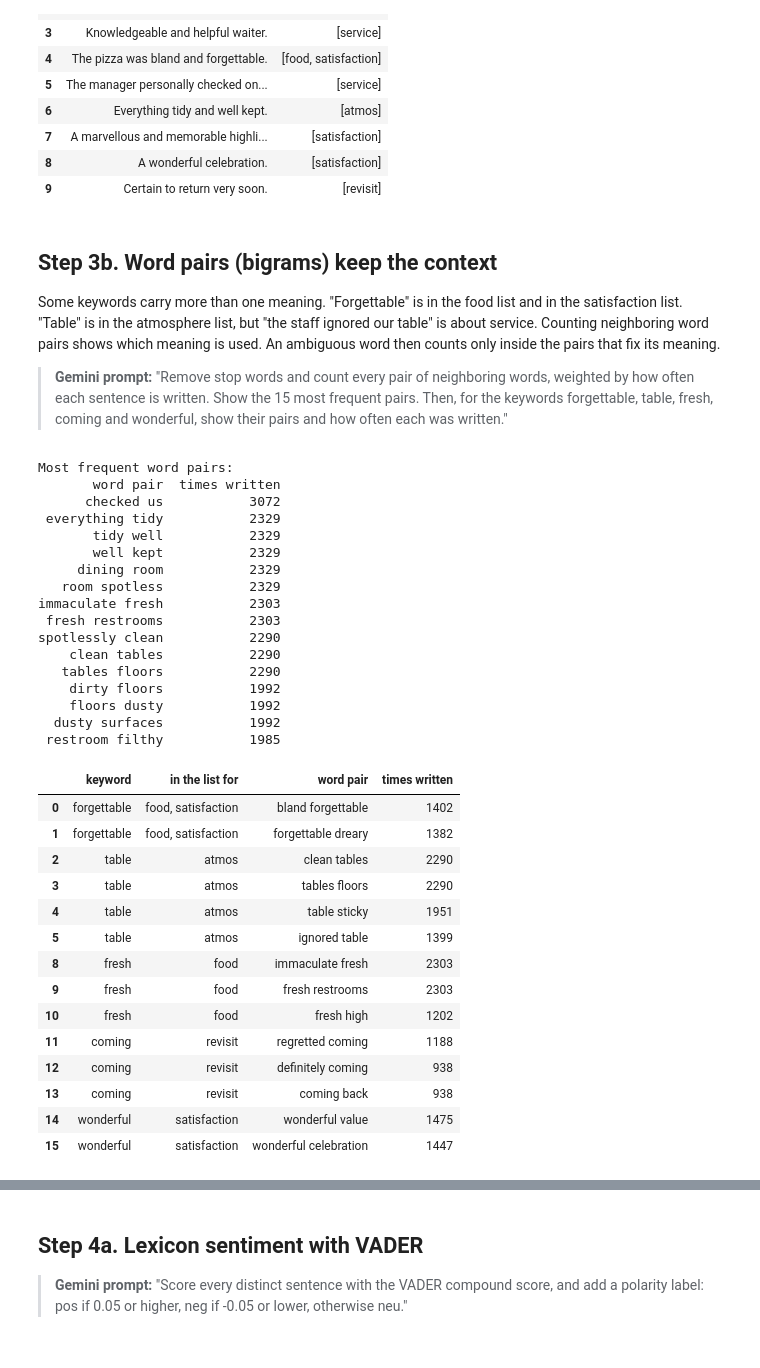
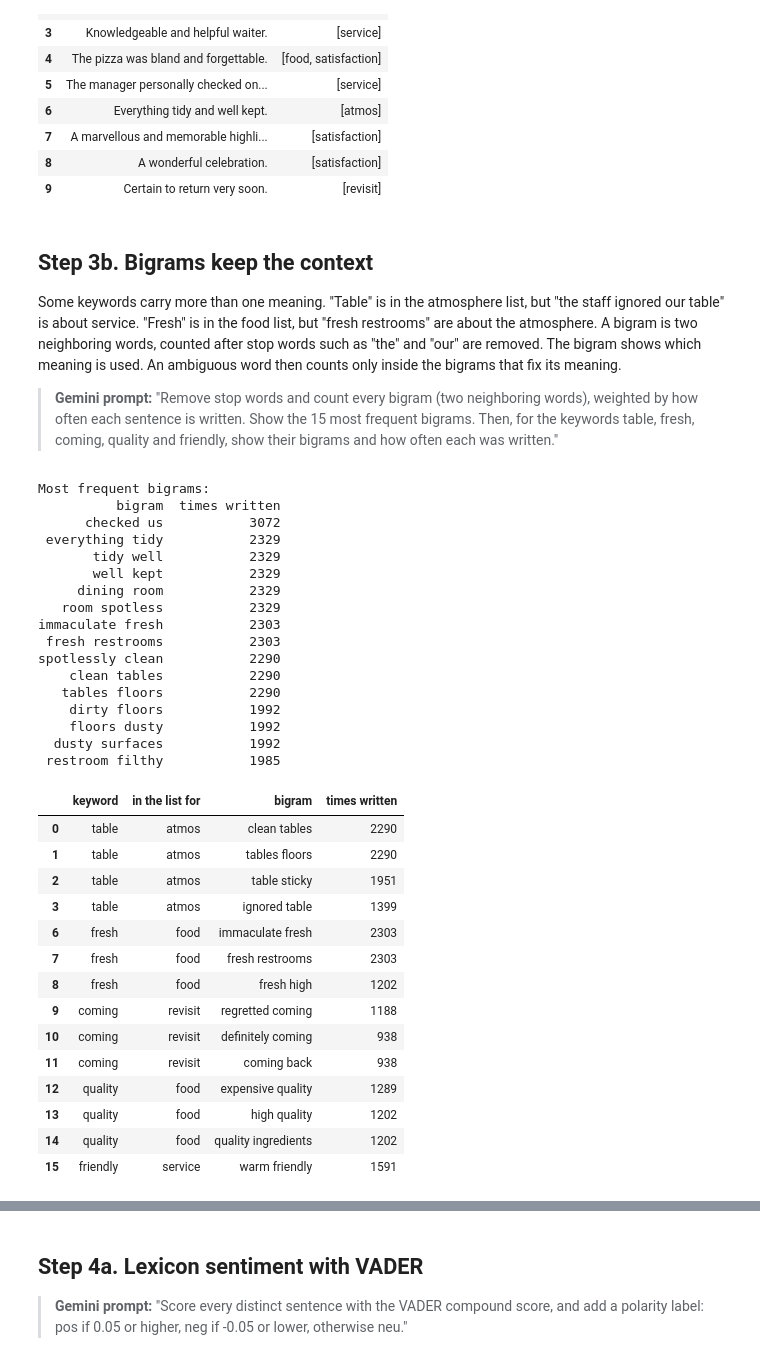
Before and after one commit to jeong-yeol/EMEA-CHRIE-Webinar, a Jupyter notebook: EMEA_CHRIE_ABSA_Workshop.ipynb, the cells around one changed output, grey strips where cells are left out. Saved outputs shown, nothing was run; the diff lists cells and outputs as text; code cells hidden in the pictures.

```diff
--- a/EMEA_CHRIE_ABSA_Workshop.ipynb
+++ b/EMEA_CHRIE_ABSA_Workshop.ipynb
@@ -124,57 +126,57 @@ Sentences with at least one construct: 81.5%
 | 8 | A wonderful celebration. | [satisfaction] |
 | 9 | Certain to return very soon. | [revisit] |
 # %% [markdown]
-## Step 3b. Word pairs (bigrams) keep the context
-Some keywords carry more than one meaning. "Forgettable" is in the food list and in the satisfaction list. "Table" is in the atmosphere list, but "the staff ignored our table" is about service. Counting neighboring word pairs shows which meaning is used. An ambiguous word then counts only inside the pairs that fix its meaning.
-> **Gemini prompt:** "Remove stop words and count every pair of neighboring words, weighted by how often each sentence is written. Show the 15 most frequent pairs. Then, for the keywords forgettable, table, fresh, coming and wonderful, show their pairs and how often each was written."
+## Step 3b. Bigrams keep the context
+Some keywords carry more than one meaning. "Table" is in the atmosphere list, but "the staff ignored our table" is about service. "Fresh" is in the food list, but "fresh restrooms" are about the atmosphere. A bigram is two neighboring words, counted after stop words such as "the" and "our" are removed. The bigram shows which meaning is used. An ambiguous word then counts only inside the bigrams that fix its meaning.
+> **Gemini prompt:** "Remove stop words and count every bigram (two neighboring words), weighted by how often each sentence is written. Show the 15 most frequent bigrams. Then, for the keywords table, fresh, coming, quality and friendly, show their bigrams and how often each was written."
 # %%
 from collections import Counter
 STOP = set(stopwords.words("english"))
-def content_pairs(s):
+def bigrams(s):
     w = [t for t in re.findall(r"[a-z']+", s.lower()) if t not in STOP]
     return [f"{a} {b}" for a, b in zip(w, w[1:])]
-pair_counts = Counter()
+bigram_counts = Counter()
 for s in distinct:
-    for p in content_pairs(s): pair_counts[p] += times[s]
-print("Most frequent word pairs:")
-print(pd.DataFrame(pair_counts.most_common(15), columns=["word pair", "times written"]).to_string(index=False))
+    for b in bigrams(s): bigram_counts[b] += times[s]
+print("Most frequent bigrams:")
+print(pd.DataFrame(bigram_counts.most_common(15), columns=["bigram", "times written"]).to_string(index=False))
 rows = []
-for w in ["forgettable", "table", "fresh", "coming", "wonderful"]:
-    for p, n in pair_counts.most_common():
-        if w in p.split() or w + "s" in p.split():
-            rows.append({"keyword": w, "in the list for": ", ".join(c for c in CONSTRUCTS if LEM.lemmatize(w) in KW[c]), "word pair": p, "times written": n})
+for w in ["table", "fresh", "coming", "quality", "friendly"]:
+    for b, n in bigram_counts.most_common():
+        if w in b.split() or w + "s" in b.split():
+            rows.append({"keyword": w, "in the list for": ", ".join(c for c in CONSTRUCTS if LEM.lemmatize(w) in KW[c]), "bigram": b, "times written": n})
 pd.DataFrame(rows).groupby("keyword", sort=False).head(4)
 # %% [output]
-Most frequent word pairs:
-       word pair  times written
+Most frequent bigrams:
+          bigram  times written
       checked us           3072
  everything tidy           2329
        tidy well           2329
        well kept           2329
      dining room           2329
    room spotless           2329
 immaculate fresh           2303
  fresh restrooms           2303
 spotlessly clean           2290
     clean tables           2290
    tables floors           2290
     dirty floors           1992
     floors dusty           1992
   dusty surfaces           1992
  restroom filthy           1985
-|  | keyword | in the list for | word pair | times written |
-| 0 | forgettable | food, satisfaction | bland forgettable | 1402 |
-| 1 | forgettable | food, satisfaction | forgettable dreary | 1382 |
-| 2 | table | atmos | clean tables | 2290 |
-| 3 | table | atmos | tables floors | 2290 |
-| 4 | table | atmos | table sticky | 1951 |
-| 5 | table | atmos | ignored table | 1399 |
-| 8 | fresh | food | immaculate fresh | 2303 |
-| 9 | fresh | food | fresh restrooms | 2303 |
-| 10 | fresh | food | fresh high | 1202 |
-| 11 | coming | revisit | regretted coming | 1188 |
-| 12 | coming | revisit | definitely coming | 938 |
-| 13 | coming | revisit | coming back | 938 |
-| 14 | wonderful | satisfaction | wonderful value | 1475 |
-| 15 | wonderful | satisfaction | wonderful celebration | 1447 |
+|  | keyword | in the list for | bigram | times written |
+| 0 | table | atmos | clean tables | 2290 |
+| 1 | table | atmos | tables floors | 2290 |
+| 2 | table | atmos | table sticky | 1951 |
+| 3 | table | atmos | ignored table | 1399 |
+| 6 | fresh | food | immaculate fresh | 2303 |
+| 7 | fresh | food | fresh restrooms | 2303 |
+| 8 | fresh | food | fresh high | 1202 |
+| 9 | coming | revisit | regretted coming | 1188 |
+| 10 | coming | revisit | definitely coming | 938 |
+| 11 | coming | revisit | coming back | 938 |
+| 12 | quality | food | expensive quality | 1289 |
+| 13 | quality | food | high quality | 1202 |
+| 14 | quality | food | quality ingredients | 1202 |
+| 15 | friendly | service | warm friendly | 1591 |
 # %%
```
Also changed, not shown: parts of 13 cells of this notebook, 3 other files.
